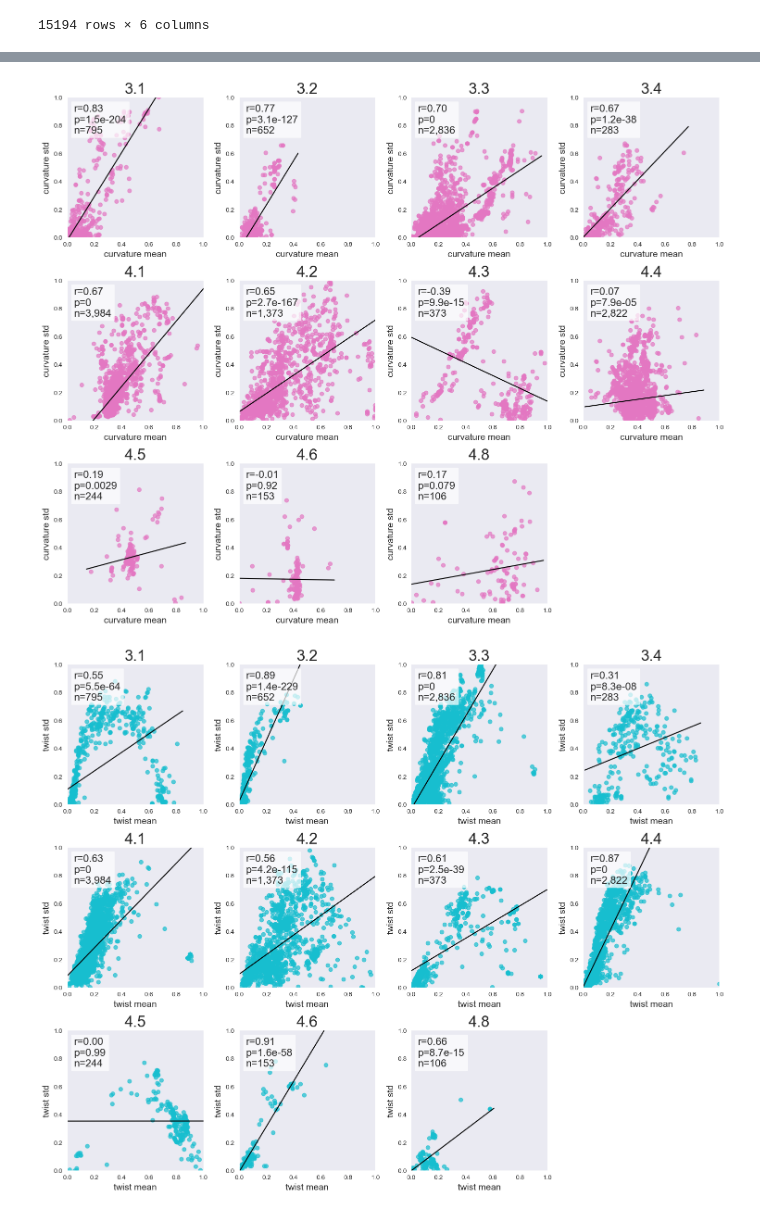
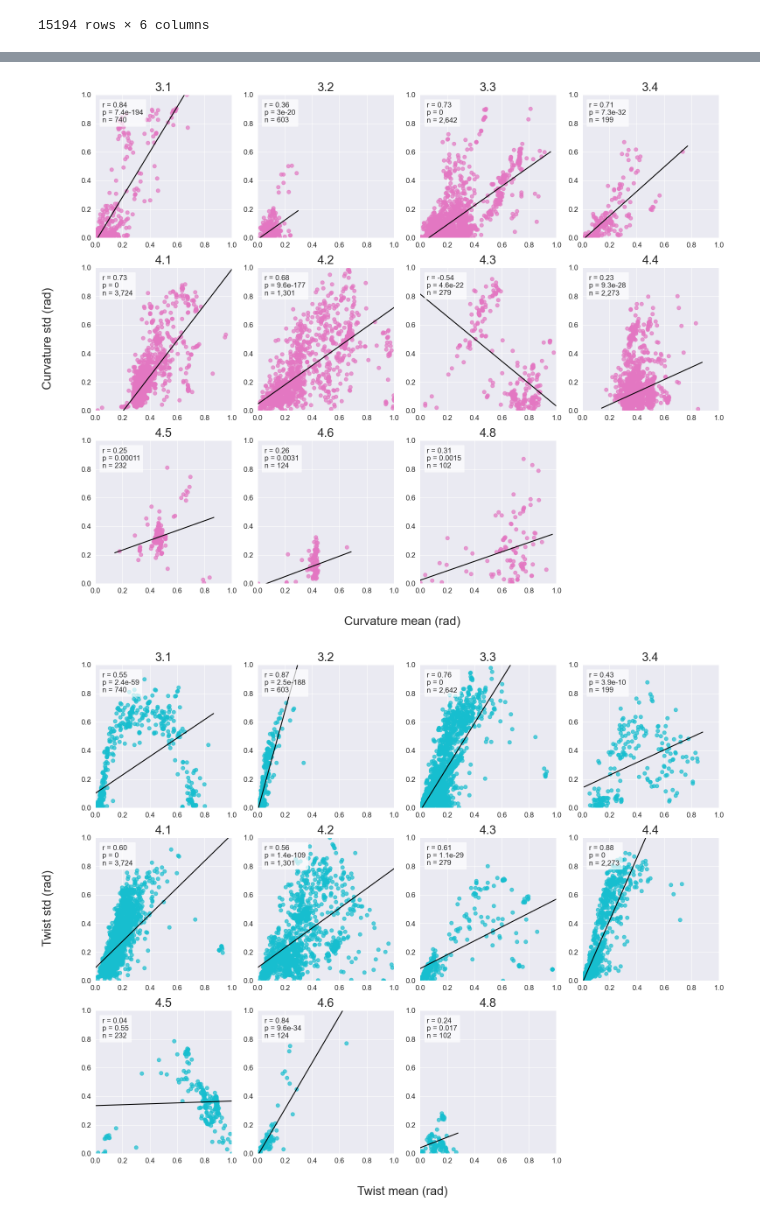
Before and after one commit to BioComputingUP/GeomeTRe_results, a Jupyter notebook: GeomeTRe_analysis.ipynb, the cells around one changed output, grey strips where cells are left out. Saved outputs shown, nothing was run; the diff lists cells and outputs as text; code cells hidden in the pictures.

```diff
--- a/GeomeTRe_analysis.ipynb
+++ b/GeomeTRe_analysis.ipynb
@@ -9,7 +9,7 @@ from sklearn.manifold import TSNE
 from sklearn.preprocessing import StandardScaler
 # %%
 # GeomeTRe calculated parameters
-geometre_df = pd.read_csv("data/output_repeatsdb4_geometre.csv")
+geometre_df = pd.read_csv("data/geometre/output_repeatsdb4_geometre.csv")
 geometre_df
 # %% [output]
 |  | pdb_id | chain | region_start_mean | region_end_mean | curvature_mean | twist_mean | twist_hand_mean | ... |
@@ -56,6 +56,8 @@ df_unit_count = df_rdb.loc[df_rdb['class'].str.len()==0].groupby(['pdb_id', 'cha
 df_unit_count.rename(columns={'class': "unit_count"}, inplace=True)
 df_rdb = df_rdb.loc[df_rdb['class'].str.len()>0]  # Filter out units and keep regions
 df_rdb = pd.merge(df_rdb, df_unit_count, on=['pdb_id', 'chain'], how='left')
+df_rdb['start'] = pd.to_numeric(df_rdb['start'])
+df_rdb['end'] = pd.to_numeric(df_rdb['end'])
 df_rdb
 # %% [output]
 |  | pdb_id | chain | start | end | class | unit_count |
@@ -72,12 +74,11 @@ df_rdb
 | 15193 | 5zzp | A | 73 | 339 | 4.1 | 12 |
 15194 rows × 6 columns
 # %%
-df = pd.merge(geometre_df, df_rdb, how='left', on=['pdb_id', 'chain'])
+df = pd.merge(geometre_df, df_rdb, how='left',
+              left_on=['pdb_id', 'chain', 'region_start_mean', 'region_end_mean'] ,
+              right_on=['pdb_id', 'chain', 'start', 'end'], validate="one_to_one")
 df = pd.merge(df, designed_df, how='left', on=['pdb_id', 'chain'])
 df['class'] = df['class'].astype(str)
-# df.columns = df.columns.str.strip()
-# df['pitch_mean'] = pd.to_numeric(df['pitch_mean'], errors='coerce')
-# df['pitch_std'] = pd.to_numeric(df['pitch_std'], errors='coerce')
 df
 # %% [output]
 |  | pdb_id | chain | region_start_mean | region_end_mean | curvature_mean | twist_mean | twist_hand_mean | ... |
@@ -133,6 +279,5 @@ plt.savefig("data/figures/natural_design.png", bbox_inches='tight')
 # %%
 # Correlation figures
-
 x_vals = ['curvature_mean', 'twist_mean', 'pitch_mean', 'twist_mean', 'curvature_mean', 'curvature_mean']
 y_vals = ['curvature_std', 'twist_std', 'pitch_std', 'pitch_mean', 'pitch_mean', 'twist_mean',]
 colors = ['#e377c2', '#17becf', '#8c564b', '#9467bd', '#1f77b4', '#ffbb78']
@@ -148,10 +293,6 @@ for x_val, y_val, color in zip(x_vals, y_vals, colors):
 
     # Extract the first two components of the classification value (e.g., "3.3" from "3.3.1.4")
     df_['classification_group'] = df_['class'].apply(lambda x: '.'.join(x.split('.')[:2]))
-
-    # Filter rows where 'classification_group' equals '3.1'
-    # filtered_df = df_[df_['classification_group'] == '4.8']
-    # print(filtered_df)
 
     # Calculate global min and max for normalization
     min_mean = df_[x_val].min()
@@ -172,41 +313,48 @@ for x_val, y_val, color in zip(x_vals, y_vals, colors):
     rows = (num_groups + cols - 1) // cols  # Calculate rows based on the number of groups and columns
 
     # Create a figure with subplots
     fig, axes = plt.subplots(rows, cols, figsize=(15, rows * 4))
     axes = axes.flatten()  # Flatten to easily index each subplot
 
     # Plot each group in a separate subplot
     for i, (name, group) in enumerate(groups):
 
         axes[i].scatter(group[x_val], group[y_val], alpha=0.7, color=color)
 
         # Calculate and plot linear regression line
         slope, intercept, r_value, p_value, std_err = stats.linregress(group[x_val], group[y_val])
         x_vals = np.array(axes[i].get_xlim())
         y_vals = intercept + slope * x_vals
-        #axes[i].plot(x_vals, y_vals, color='black', linewidth=1.5, label=f'ρ = {r_value:.2f}')
         axes[i].plot(x_vals, y_vals, color='black', linewidth=1.5, label=f' p ={p_value:.3g}')
 
         # Add correlation coefficient (Pearson's r) to the plot
-        axes[i].text(0.05, 0.95, "r={:.2f}\np={:.2g}\nn={:,}".format(r_value, p_value, group.shape[0]), transform=axes[i].transAxes, fontsize=16, verticalalignment='top',
+        axes[i].text(0.05, 0.95, "r = {:.2f}\np = {:.2g}\nn = {:,}".format(r_value,
+                                                                     p_value,
+                                                                     group.shape[0]),
+                     transform=axes[i].transAxes, fontsize=12, verticalalignment='top',
                      bbox=dict(facecolor='white', alpha=0.7))
 
-        axes[i].set_title(f'{name}', fontsize=24)
-        axes[i].set_xlabel(x_val.replace('_', ' '), fontsize=14)
-        axes[i].set_ylabel(y_val.replace('_', ' '), fontsize=14)
-        axes[i].grid(False)
+        axes[i].set_title(f'{name}', fontsize=20)
         axes[i].set_xlim(0, 1.0)
         axes[i].set_ylim(0, 1.0)
+
+        axes[i].tick_params(axis='x', labelsize=12)
+        axes[i].tick_params(axis='y', labelsize=12)
+
+    # Add a title for the entire figure close to the x-axis
+    fig.text(0.5, -0.04, '{} (rad)'.format(x_val.replace('_', ' ')).capitalize(), ha='center', va='center', fontsize=20)
+
+    # Add a title for the entire figure close to the y-axis
+    fig.text(-0.04, 0.5, '{} (rad)'.format(y_val.replace('_', ' ')).capitalize(), ha='center', va='center', rotation='vertical', fontsize=20)
 
     # Remove any empty subplots if the number of groups does not perfectly fill the grid
     for j in range(i + 1, len(axes)):
         fig.delaxes(axes[j])
 
+    plt.tight_layout()
+
     # Adjust layout
-    plt.tight_layout()
-    # Show the figure
-    # plt.show()
     plt.savefig("data/figures/corr_{}_{}.png".format(x_val.split('_')[0], y_val.split('_')[0]), bbox_inches='tight')
 # %% [output]
-[figure, old version]
+[figure, new version]
-[figure, old version]
+[figure, new version]
```
Also changed, not shown: parts of 11 cells of this notebook, 5 other files.
